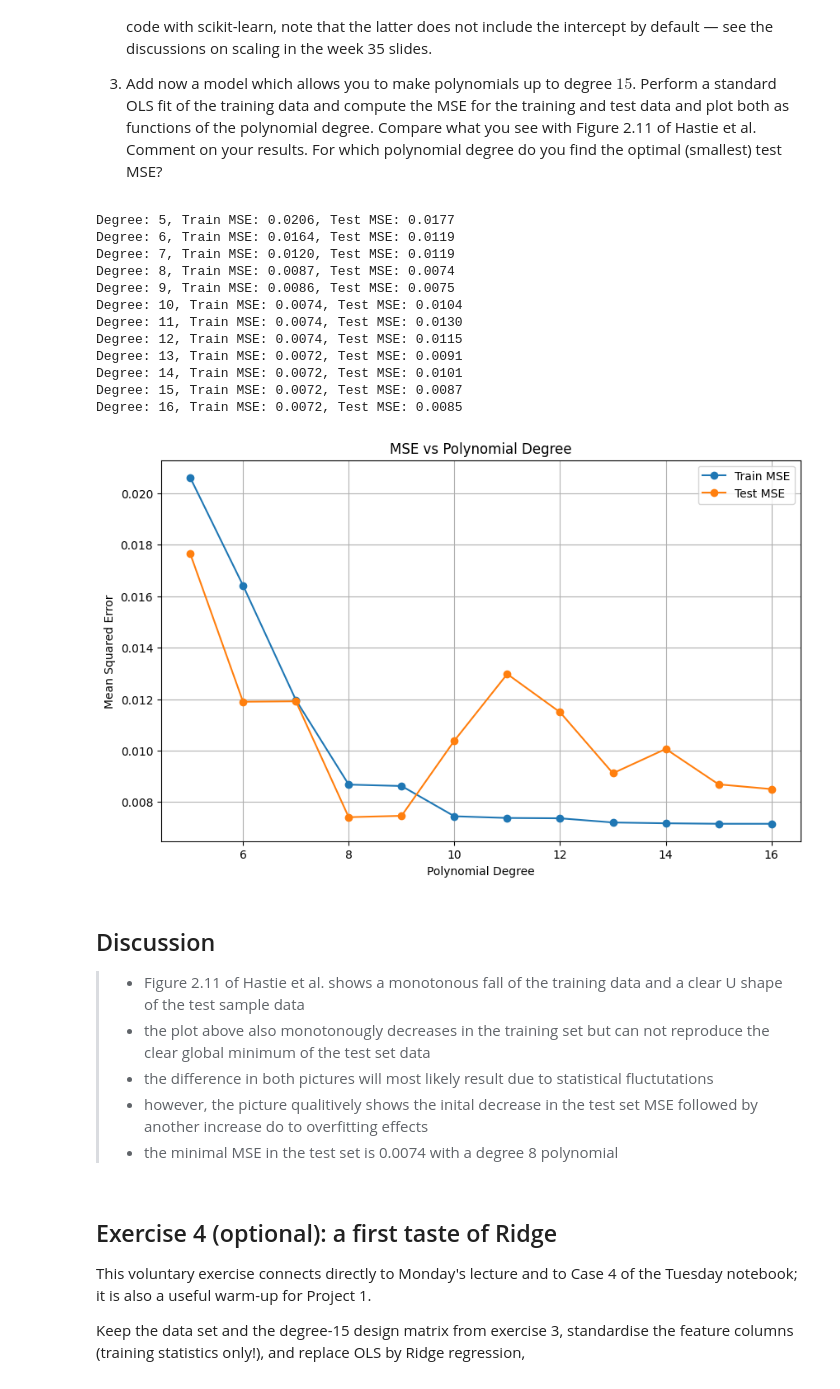
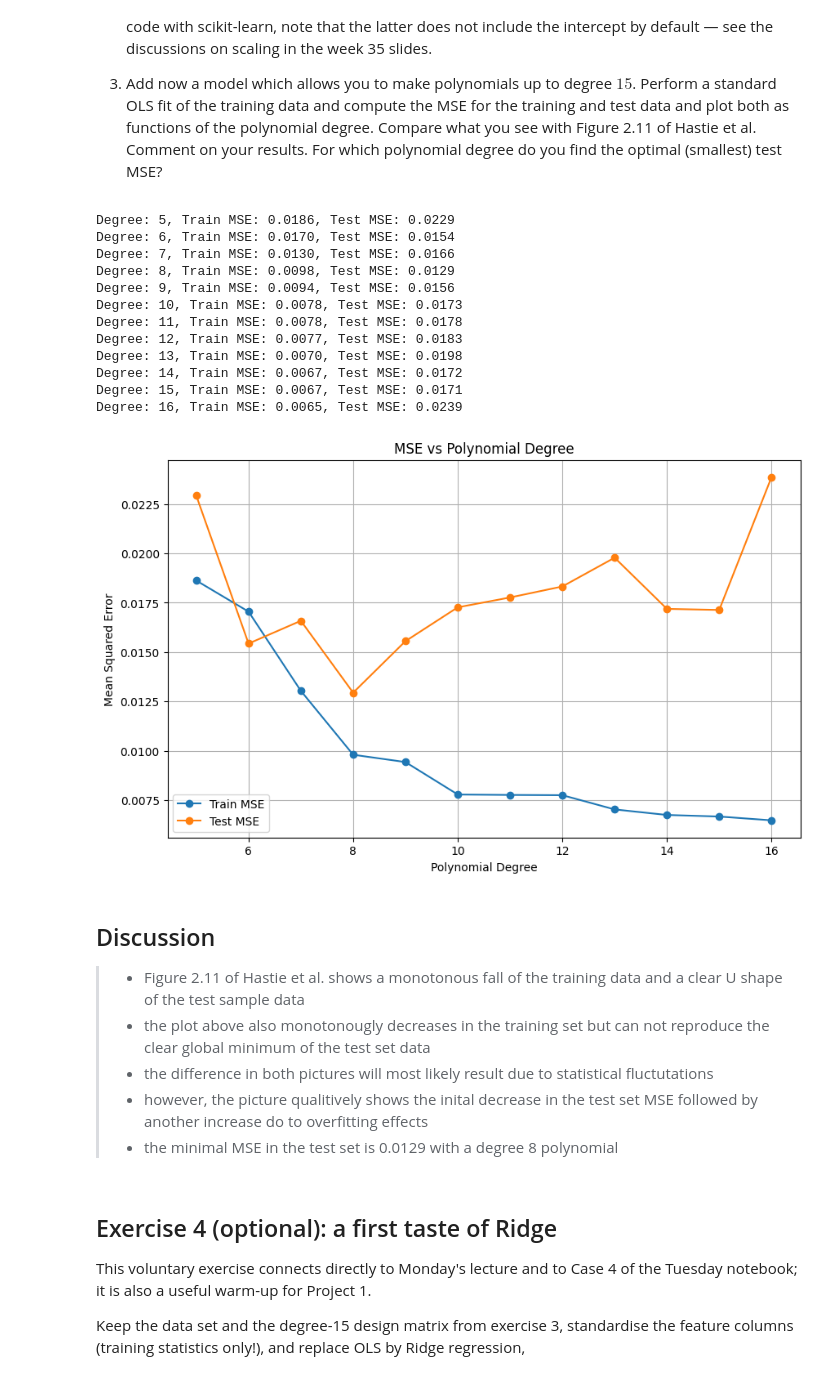
Before and after one commit to JOJ0O0O/MachineLearningUiO, a Jupyter notebook: doc/WeeklyMaterial/week35/exercisesweek35.ipynb, the cells around one changed output. Saved outputs shown, nothing was run; the diff lists cells and outputs as text; code cells hidden in the pictures.

Commit message:
Correction of data used in exercise 3

```diff
--- a/doc/WeeklyMaterial/week35/exercisesweek35.ipynb
+++ b/doc/WeeklyMaterial/week35/exercisesweek35.ipynb
@@ -306,14 +306,6 @@ where $y$ is the function we want to fit with a given polynomial.
 # %%
 # Your code for exercise 3 here
 from sklearn.model_selection import train_test_split
-
-np.random.seed(42)
-n = 100
-deg = 5
-
-# Make data set.
-x = np.linspace(-3, 3, n).reshape(-1, 1)
-y = np.exp(-x**2) + 1.5 * np.exp(-(x-2)**2)+ np.random.normal(0, 0.1, x.shape)
 
 def ordinary_least_squares(X, y):
 
@@ -327,53 +319,53 @@ degrees = np.arange(5, 17)
 mse_train_arr = []
 mse_test_arr = []
 
 for deg in degrees:
     # feature matrix of shape (n, deg)
     X_matrix = np.column_stack([x**i for i in range(deg + 1)])
     X_train, X_test, y_train, y_test = train_test_split(X_matrix, y, test_size=0.2, random_state=42)
 
     theta_OLS = ordinary_least_squares(X_train, y_train)
 
     # calc MSE for train and test sets
     mse_train = mse(y_train, X_train.dot(theta_OLS))
     mse_test = mse(y_test, X_test.dot(theta_OLS))
 
     mse_train_arr.append(mse_train)
     mse_test_arr.append(mse_test)
 
     print(f"Degree: {deg}, Train MSE: {mse_train:.4f}, Test MSE: {mse_test:.4f}")
 
 # plot MSE vs degree
 plt.figure(figsize=(10, 6))
 plt.plot(degrees, mse_train_arr, marker='o', label='Train MSE')
 plt.plot(degrees, mse_test_arr, marker='o', label='Test MSE')
 plt.xlabel('Polynomial Degree')
 plt.ylabel('Mean Squared Error')
 plt.title('MSE vs Polynomial Degree')
 plt.legend()
 plt.grid()
 plt.show()
 # %% [output]
-Degree: 5, Train MSE: 0.0206, Test MSE: 0.0177
-Degree: 6, Train MSE: 0.0164, Test MSE: 0.0119
-Degree: 7, Train MSE: 0.0120, Test MSE: 0.0119
-Degree: 8, Train MSE: 0.0087, Test MSE: 0.0074
-Degree: 9, Train MSE: 0.0086, Test MSE: 0.0075
-Degree: 10, Train MSE: 0.0074, Test MSE: 0.0104
-Degree: 11, Train MSE: 0.0074, Test MSE: 0.0130
-Degree: 12, Train MSE: 0.0074, Test MSE: 0.0115
-Degree: 13, Train MSE: 0.0072, Test MSE: 0.0091
-Degree: 14, Train MSE: 0.0072, Test MSE: 0.0101
-Degree: 15, Train MSE: 0.0072, Test MSE: 0.0087
-Degree: 16, Train MSE: 0.0072, Test MSE: 0.0085
+Degree: 5, Train MSE: 0.0186, Test MSE: 0.0229
+Degree: 6, Train MSE: 0.0170, Test MSE: 0.0154
+Degree: 7, Train MSE: 0.0130, Test MSE: 0.0166
+Degree: 8, Train MSE: 0.0098, Test MSE: 0.0129
+Degree: 9, Train MSE: 0.0094, Test MSE: 0.0156
+Degree: 10, Train MSE: 0.0078, Test MSE: 0.0173
+Degree: 11, Train MSE: 0.0078, Test MSE: 0.0178
+Degree: 12, Train MSE: 0.0077, Test MSE: 0.0183
+Degree: 13, Train MSE: 0.0070, Test MSE: 0.0198
+Degree: 14, Train MSE: 0.0067, Test MSE: 0.0172
+Degree: 15, Train MSE: 0.0067, Test MSE: 0.0171
+Degree: 16, Train MSE: 0.0065, Test MSE: 0.0239
-[figure, old version]
+[figure, new version]
 # %% [markdown]
 ## Discussion
 > - Figure 2.11 of Hastie et al. shows a monotonous fall of the training data and a clear U shape of the test sample data
 > - the plot above also monotonougly decreases in the training set but can not reproduce the clear global minimum of the test set data
 > - the difference in both pictures will most likely result due to statistical fluctutations
 > - however, the picture qualitively shows the inital decrease in the test set MSE followed by another increase do to overfitting effects
-> - the minimal MSE in the test set is 0.0074 with a degree 8 polynomial
+> - the minimal MSE in the test set is 0.0129 with a degree 8 polynomial
 # %% [markdown]
 ## Exercise 4 (optional): a first taste of Ridge
 
```
